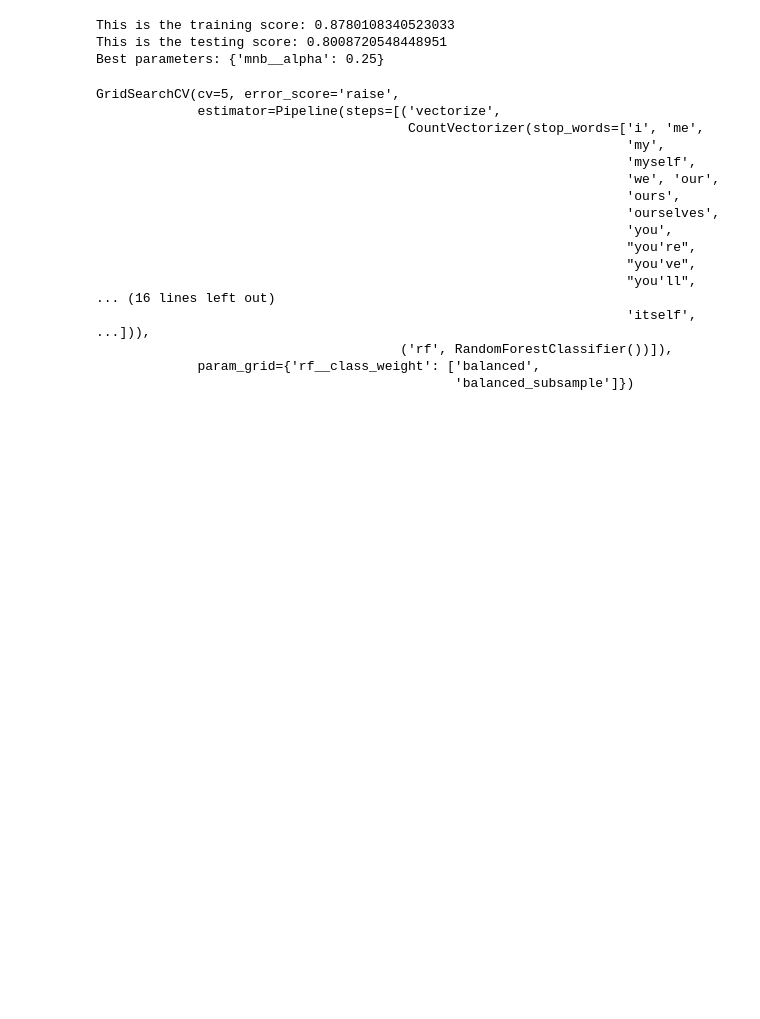
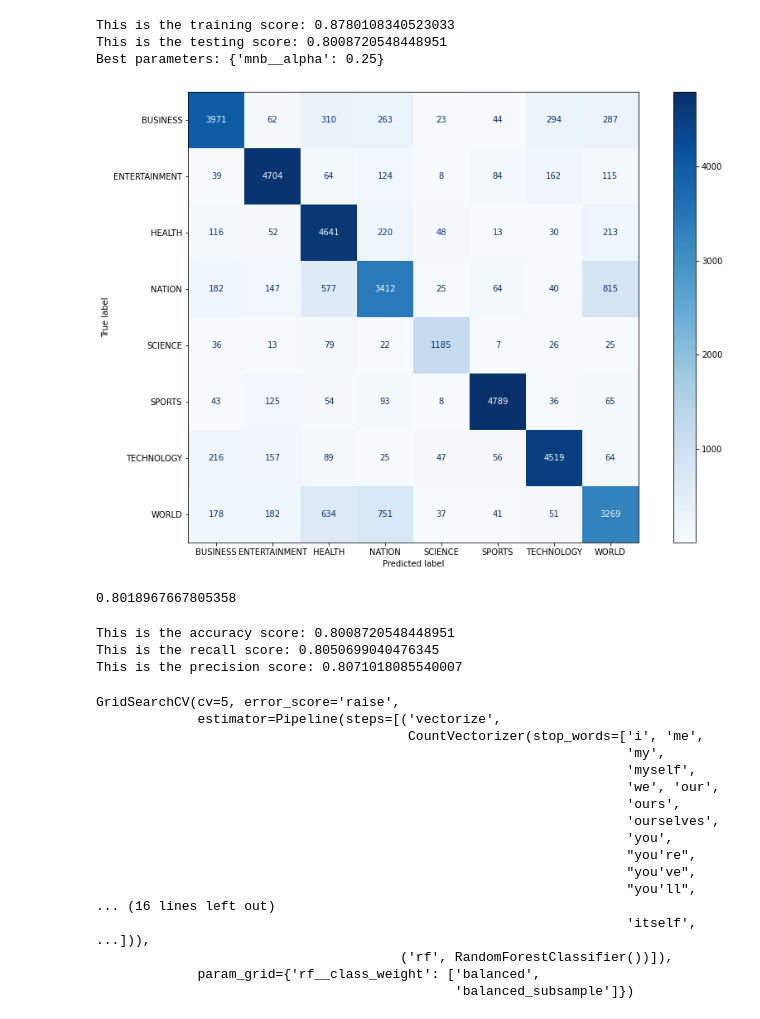
Before and after one commit to madoriathomas/capstone, a Jupyter notebook: headline_modeling.ipynb, the cells around one changed output. Saved outputs shown, nothing was run; the diff lists cells and outputs as text; code cells hidden in the pictures; blank space fills up the shorter version.

Commit message:
confusion matrix

```diff
--- a/headline_modeling.ipynb
+++ b/headline_modeling.ipynb
@@ -31,6 +30,6 @@ Mounted at /content/drive
 # %%
-# corpus = pd.read_csv('data/labeled_newscatcher_dataset.csv', sep=";")
-corpus = pd.read_csv('/content/drive/MyDrive/labeled_newscatcher_dataset.csv', sep=";")
+corpus = pd.read_csv('data/labeled_newscatcher_dataset.csv', sep=";")
+#corpus = pd.read_csv('/content/drive/MyDrive/labeled_newscatcher_dataset.csv', sep=";")
 corpus.head()
 # %% [output]
 |  | topic | link | domain | published_date | title | lang |
@@ -57,3 +57,18 @@ True
 sw = stopwords.words('english')
 # %% [markdown]
 ### CountVectorizer
+# %%
+count_dummy = Pipeline(steps=([("vectorize", CountVectorizer(stop_words= sw)),
+                            ("dc", DummyClassifier())]))
+
+parameters = {}
+
+count_dc = GridSearchCV(estimator= count_dummy,
+                 param_grid= parameters,
+                 cv=5, error_score= 'raise')
+
+count_dc.fit(X_train, y_train)
+
+print(f'This is the training score: {count_dc.score(X_train, y_train)}')
+print(f'This is the testing score: {count_dc.score(X_test, y_test)}')
+print(f'Best parameters: {count_dc.best_params_}')
@@ -59,0 +79,11 @@ sw = stopwords.words('english')
+# %%
+count_mnb = Pipeline(steps=([("vectorize", CountVectorizer(stop_words= sw)),
+                            ("mnb", MultinomialNB())]))
+
+parameters = {}
+
+count_gs = GridSearchCV(estimator= count_mnb,
+                 param_grid= parameters,
+                 cv=5, error_score= 'raise')
+
+count_gs.fit(X_train, y_train)
@@ -94,3 +150,8 @@ print(f'Best parameters: {count_gs.best_params_}')
 This is the training score: 0.8780108340523033
 This is the testing score: 0.8008720548448951
 Best parameters: {'mnb__alpha': 0.25}
+# %%
+fig, ax = plt.subplots(figsize=(15, 10))
+plot_confusion_matrix(count_gs, X_test, y_test, ax=ax, cmap=plt.cm.Blues);
+# %% [output]
+[figure, added]
@@ -97,3 +160,15 @@ Best parameters: {'mnb__alpha': 0.25}
+# %%
+precision_score(y_test, y_hat, average='weighted')
+# %% [output]
+0.8018967667805358
+# %%
+print(f'This is the accuracy score: {accuracy_score(y_test, y_hat)}')
+print(f"This is the recall score: {recall_score(y_test, y_hat, average='macro')}")
+print(f"This is the precision score: {precision_score(y_test, y_hat, average='macro')}")
+# %% [output]
+This is the accuracy score: 0.8008720548448951
+This is the recall score: 0.8050699040476345
+This is the precision score: 0.8071018085540007
 # %%
 count_forest = Pipeline(steps=([("vectorize", CountVectorizer(stop_words= sw)),
                                 ("rf", RandomForestClassifier())]))
```
Also changed, not shown: parts of 7 cells of this notebook.
